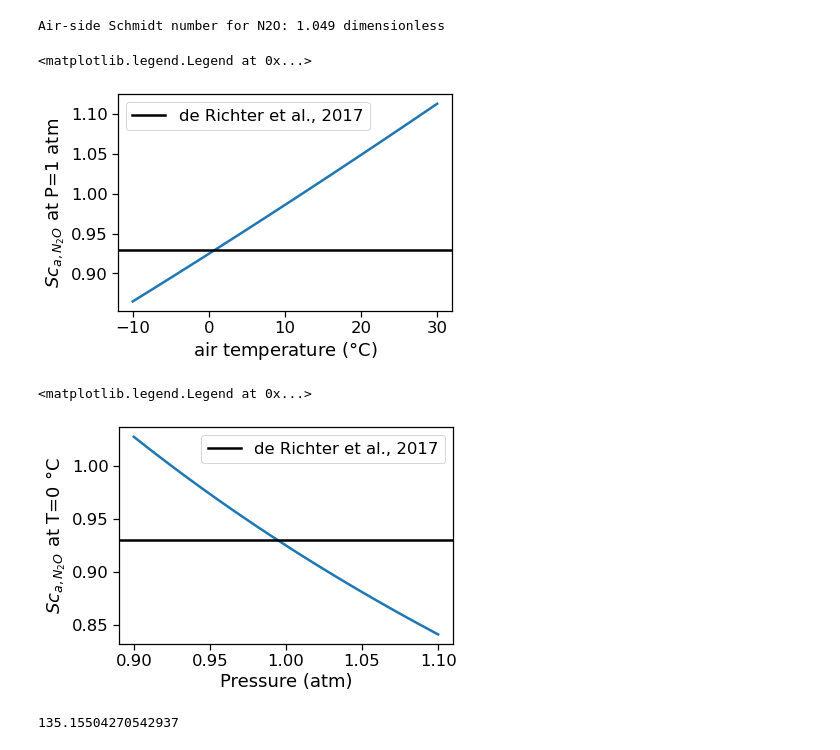
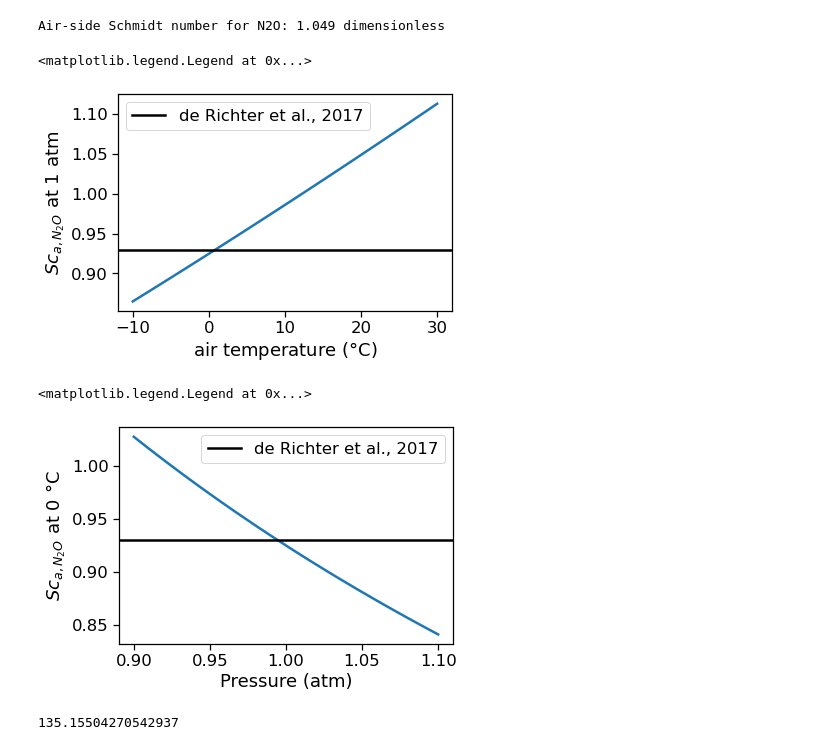
Before and after one commit to boom-lab/gasex-python, a Jupyter notebook: test functions.ipynb, the cells around one changed output. Drawn from its saved outputs; the diff is of its cells as text; code cells hidden in the pictures.

```diff
--- a/test functions.ipynb
+++ b/test functions.ipynb
@@ -118,7 +120,7 @@ def N2OCeq(SP, pt, slp=1.0, xn2o=338, v=32.3, watervapor=True, nonideal=True):
     elif (watervapor==False)&(nonideal==True):
         Ceq = xn2o*k0*slp*np.exp(eterm1+eterm2)
 
-    return k0, F, Ceq
+    return Ceq
 # %%
 def pN2Oatm(SP,pt,slp=1.0,xn2o=338, units = "natm", v=32.3, watervapor=True, nonideal=True):
     """
@@ -607,19 +609,19 @@ Air-side Schmidt number for N2O: 1.049 dimensionless
 # %%
 temps = np.linspace(-10,30)
 schmidts = []
 for t in temps:
     ScA = air_side_Schmidt_number(t, 1, gas="N2O")
     schmidts.append(ScA)
 
 fig, ax = plt.subplots()
 ax.plot(temps, schmidts, label = None)
 ax.set_xlabel("air temperature ($\degree$C)")
-ax.set_ylabel("$Sc_{a,N_2O}$ at P=1 atm")
+ax.set_ylabel("$Sc_{a,N_2O}$ at 1 atm")
 ax.axhline(0.93, color='k', label = "de Richter et al., 2017")
 ax.legend()
 # %% [output]
 <matplotlib.legend.Legend at 0x...>
-[figure, old version]
+[figure, new version]
 # %%
 pressures = np.linspace(0.9,1.1)
 schmidts = []
@@ -630,12 +632,12 @@ for p in pressures:
 fig, ax = plt.subplots()
 ax.plot(pressures, schmidts)
 ax.set_xlabel("Pressure (atm)")
-ax.set_ylabel("$Sc_{a,N_2O}$ at T=0 $\degree$C")
+ax.set_ylabel("$Sc_{a,N_2O}$ at 0 $\degree$C")
 ax.axhline(0.93, color='k', label = "de Richter et al., 2017")
 ax.legend()
 # %% [output]
 <matplotlib.legend.Legend at 0x...>
-[figure, old version]
+[figure, new version]
 # %%
 GAS_LIST = ('HE','NE','AR','KR','XE','N2','O2','CH4','N2','CO2')
 W14_LIST = ('CO2','N2O','CH4','RN','SF6','DMS','CFC12','CFC11','CH3BR','CCL4')
```
Also changed, not shown: parts of 13 cells of this notebook, 3 other files.
